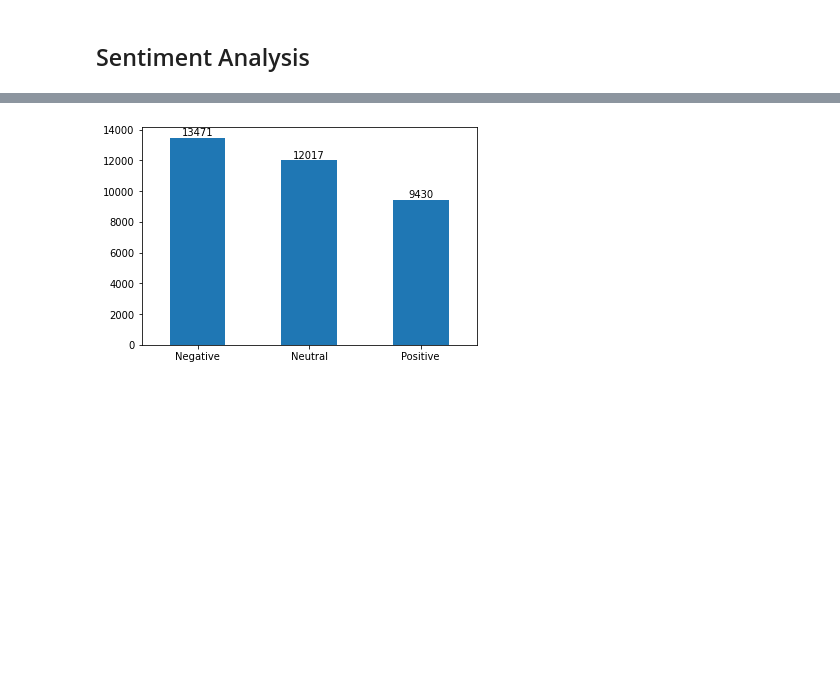
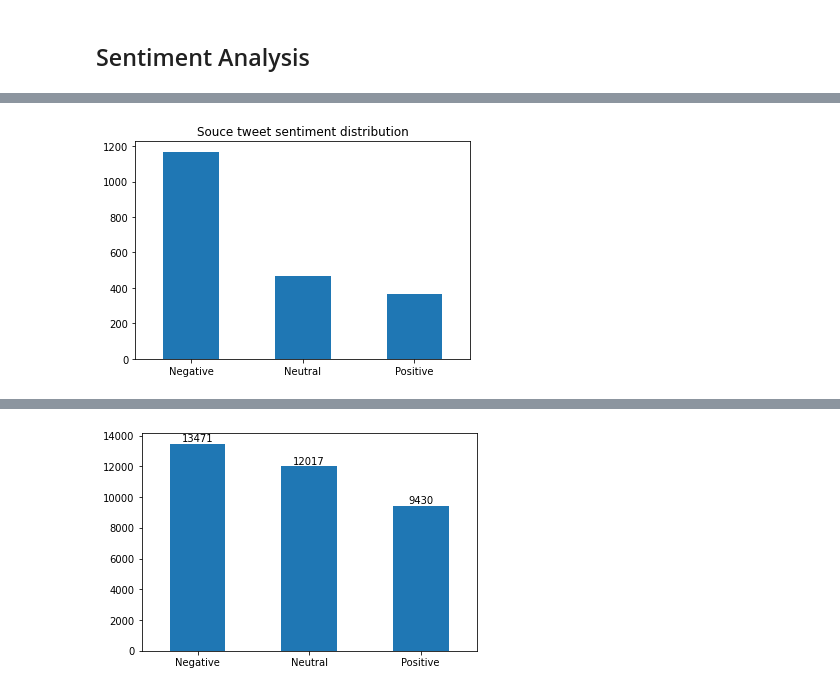
Before and after one commit to yuchen74/BeforeThesis, a Jupyter notebook: charliehebdo/4 Visulization.ipynb, the cells around one changed output, grey strips where cells are left out. Drawn from its saved outputs; the diff is of its cells as text; code cells hidden in the pictures; blank space fills up the shorter version.

```diff
--- a/charliehebdo/4 Visulization.ipynb
+++ b/charliehebdo/4 Visulization.ipynb
@@ -105,0 +127,7 @@ dtype: int64
+# %%
+src_tw_df.src_sentiment.value_counts().plot(kind='bar')
+plt.title('Souce tweet sentiment distribution')
+plt.xticks(rotation = 0)
+plt.show()
+# %% [output]
+[figure, added]
```
Also changed, not shown: parts of 11 cells of this notebook, 13 other files.
